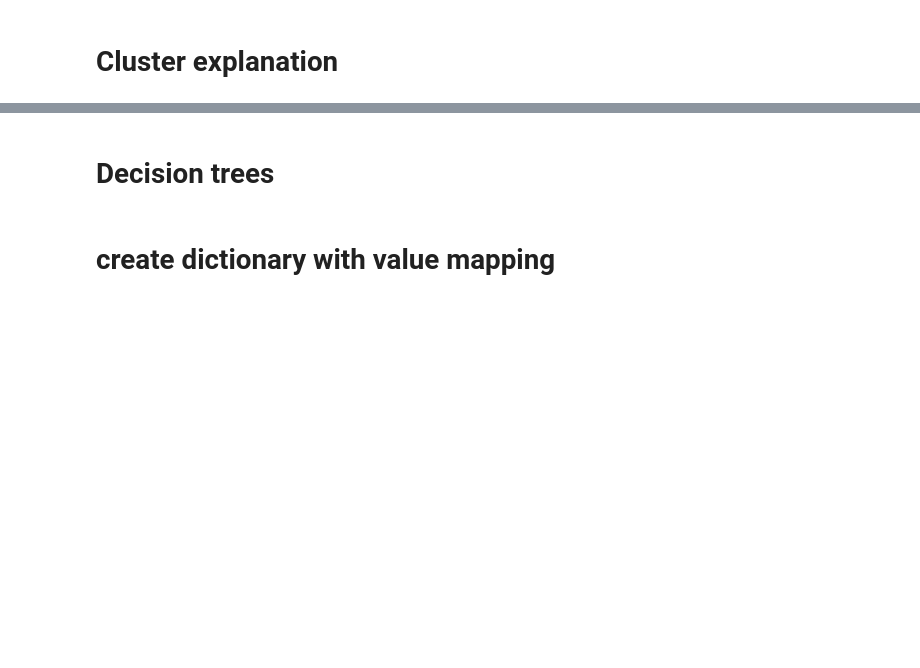
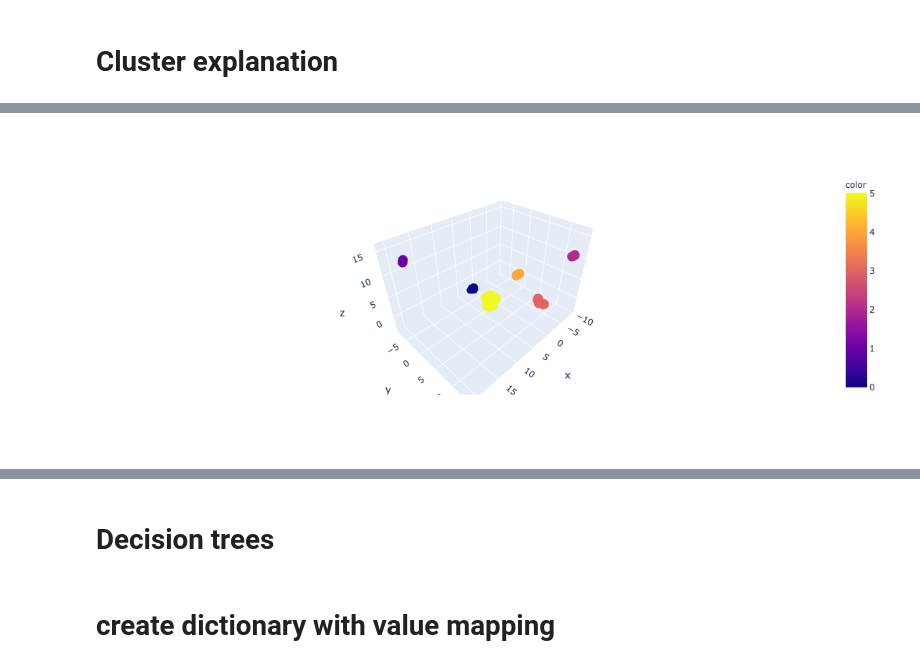
Before and after one commit to MartinMarzi/IPMdecisions, a Jupyter notebook: IPMdecisions-DataExploration-1_3.ipynb, the cells around one changed output, grey strips where cells are left out. Saved outputs shown, nothing was run; the diff lists cells and outputs as text; code cells hidden in the pictures; blank space fills up the shorter version.

```diff
--- a/IPMdecisions-DataExploration-1_3.ipynb
+++ b/IPMdecisions-DataExploration-1_3.ipynb
@@ -341,0 +385,6 @@ ax.scatter(intersection_embedding[clustered, 0],
+# %%
+# Union embedding cluster visualisation
+fig = px.scatter_3d(union_df, "x","y","z", color=union_clusters)
+fig.show()
+# %% [output]
+[figure, added]
```
Also changed, not shown: parts of 24 cells of this notebook.
